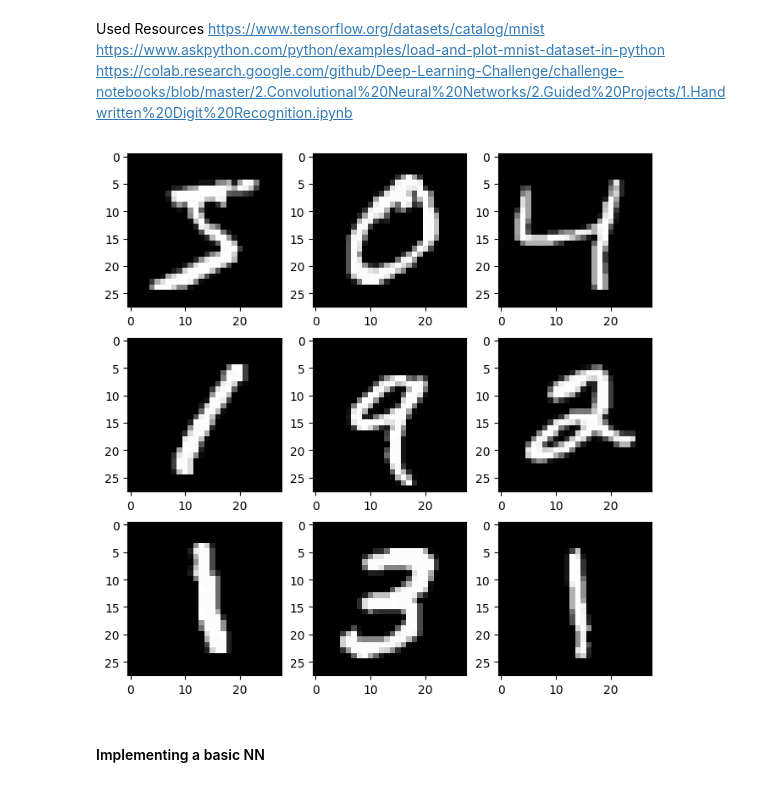
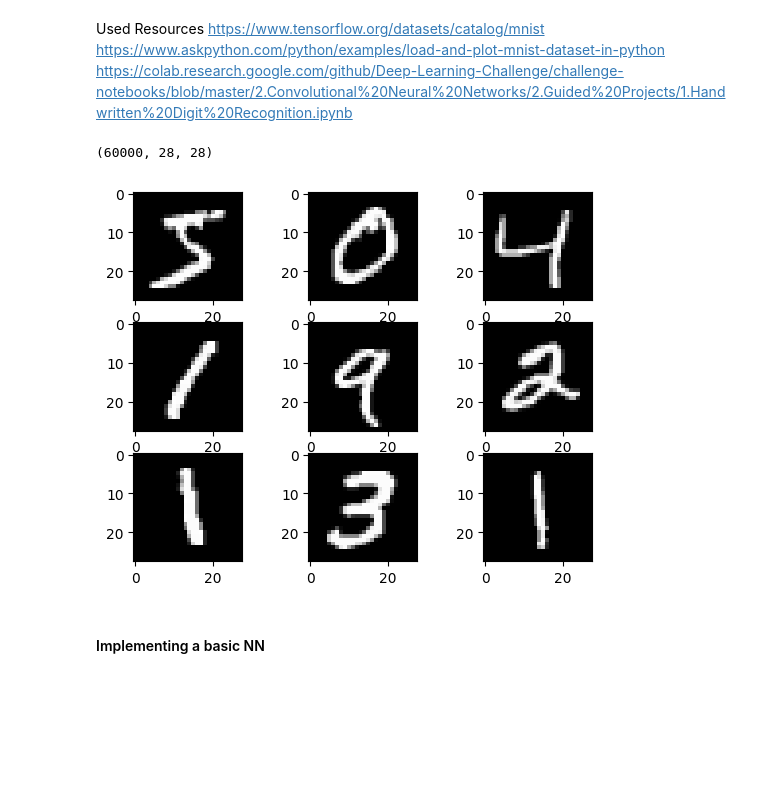
Before and after one commit to Wan-Razaq/Expainable-AI, a Jupyter notebook: 2024_Lecture_3_XAI.ipynb, the cells around one changed output. Cells and saved outputs as stored; diff of their text form; code cells hidden in the pictures; blank space fills up the shorter version.

```diff
--- a/2024_Lecture_3_XAI.ipynb
+++ b/2024_Lecture_3_XAI.ipynb
@@ -230,13 +230,17 @@ from keras.datasets import mnist
 import matplotlib.pyplot as plt
 # %%
 (X_train, y_train), (X_test, y_test) = mnist.load_data()
+# %%
+print(X_train.shape)
+# %% [output]
+(60000, 28, 28)
 # %%
 for i in range(9):
     plt.subplot(330 + 1 + i) #A number of rows in the grid, B = number of columns in the grid, C =index of the subplot within the grid
-    plt.imshow(X_train[i], cmap=pyplot.get_cmap('gray'))
+    plt.imshow(X_train[i], cmap=plt.get_cmap('gray'))
     plt.show
 # %% [output]
-[figure, old version]
+[figure, new version]
 # %% [markdown]
 #### Implementing a basic NN
 # %%
```
Also changed, not shown: parts of 10 cells of this notebook, 3 other files.
